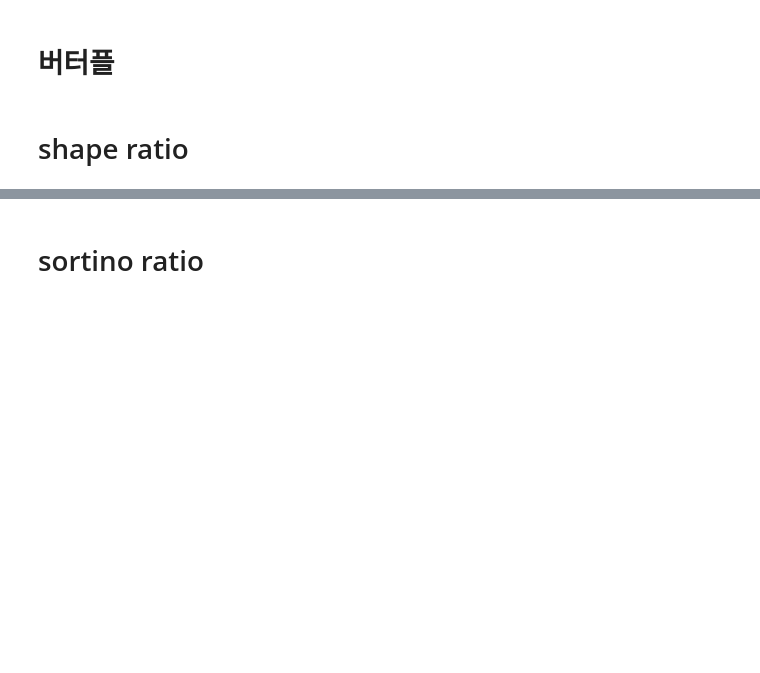
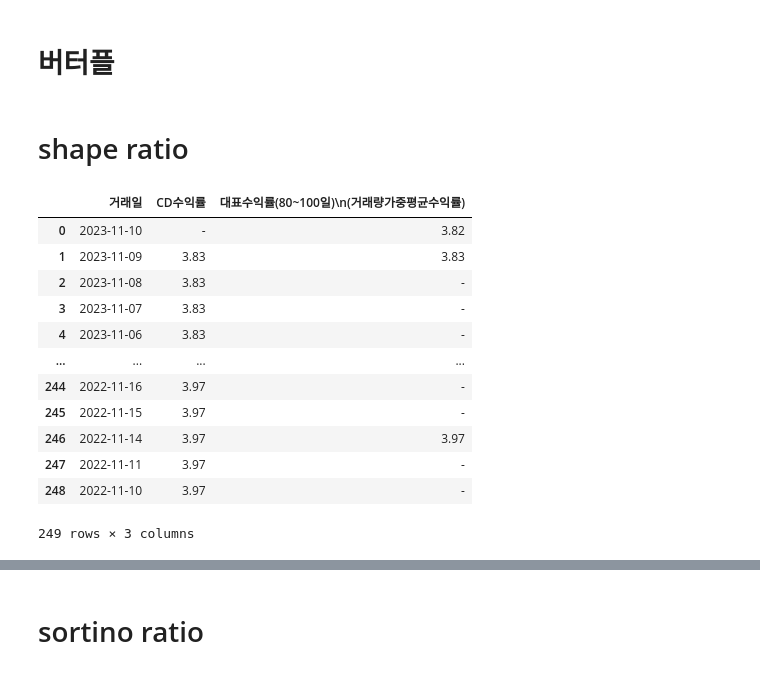
Before and after one commit to jyoooonh/Project1_sample, a Jupyter notebook: option_strategy.ipynb, the cells around one changed output, grey strips where cells are left out. Cells and saved outputs as stored; diff of their text form; code cells hidden in the pictures; blank space fills up the shorter version.

```diff
--- a/option_strategy.ipynb
+++ b/option_strategy.ipynb
@@ -1744,3 +1618,22 @@ plt.show()
 #             VKOSPI_Label['return'].loc[d] = np.nan
 # %% [markdown]
 # shape ratio
+# %%
+import  aspose.cells
+from aspose.cells import Workbook
+workbook = Workbook("./CD.xls")
+workbook.save("./CD.xls")
+# %% [output]
+|  | 거래일 | CD수익률 | 대표수익률(80~100일)\n(거래량가중평균수익률) |
+| 0 | 2023-11-10 | - | 3.82 |
+| 1 | 2023-11-09 | 3.83 | 3.83 |
+| 2 | 2023-11-08 | 3.83 | - |
+| 3 | 2023-11-07 | 3.83 | - |
+| 4 | 2023-11-06 | 3.83 | - |
+| ... | ... | ... | ... |
+| 244 | 2022-11-16 | 3.97 | - |
+| 245 | 2022-11-15 | 3.97 | - |
+| 246 | 2022-11-14 | 3.97 | 3.97 |
+| 247 | 2022-11-11 | 3.97 | - |
+| 248 | 2022-11-10 | 3.97 | - |
+249 rows × 3 columns
```
Also changed, not shown: parts of 25 cells of this notebook, 2 other files.
